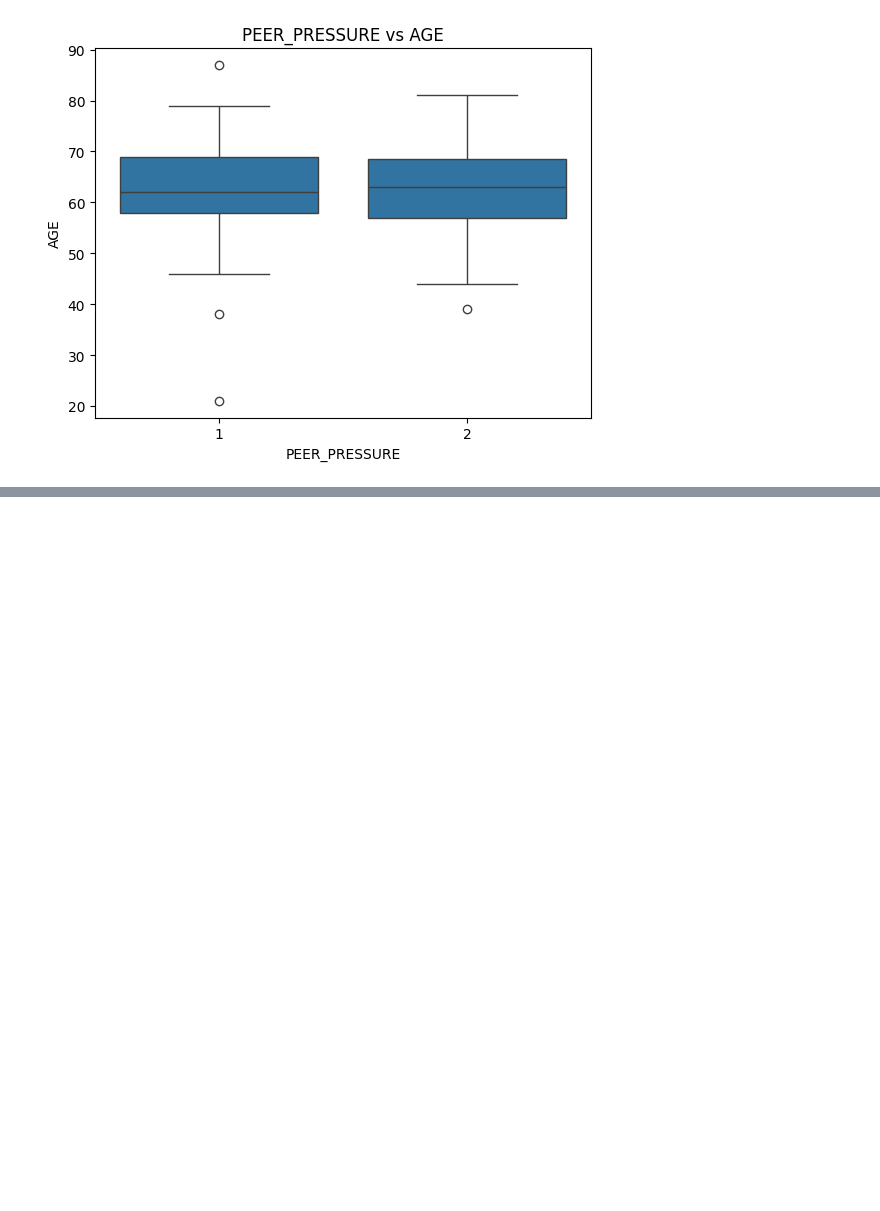
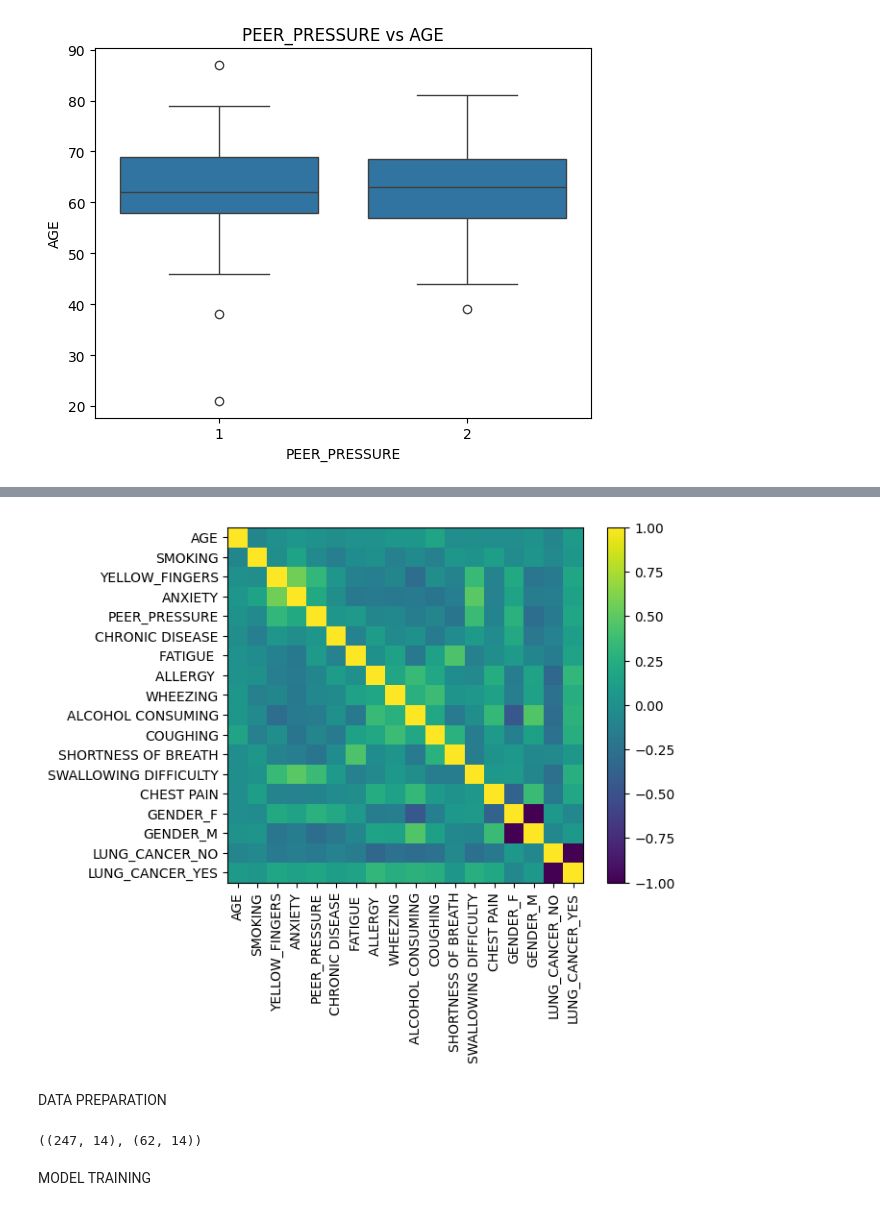
Before and after one commit to alishgurung/ML_models_Lung_Cancer_Detection, a Jupyter notebook: ML in Python.ipynb, the cells around one changed output, grey strips where cells are left out. Saved outputs shown, nothing was run; the diff lists cells and outputs as text; code cells hidden in the pictures; blank space fills up the shorter version.

```diff
--- a/ML in Python.ipynb
+++ b/ML in Python.ipynb
@@ -65,0 +72,27 @@ plt.show()
+# %%
+lung_cancer_detection_encoded = pd.get_dummies(lung_cancer_detection)
+corr = lung_cancer_detection_encoded.corr()
+plt.imshow(corr)
+plt.colorbar()
+
+plt.xticks(range(len(corr.columns)), corr.columns, rotation=90)
+plt.yticks(range(len(corr.columns)), corr.columns)
+
+plt.show()
+# %% [output]
+[figure, added]
+# %% [markdown]
+DATA PREPARATION
+# %%
+from sklearn.model_selection import train_test_split
+
+y = lung_cancer_detection[['LUNG_CANCER']]
+x = lung_cancer_detection.drop(columns = ["LUNG_CANCER","GENDER"])
+x_train, x_test, y_train, y_test = train_test_split(
+    x,y,test_size=0.2,stratify=y,random_state=1234
+)
+x_train.shape, x_test.shape
+# %% [output]
+((247, 14), (62, 14))
+# %% [markdown]
+MODEL TRAINING
```
Also changed, not shown: parts of 10 cells of this notebook, 2 other files.
